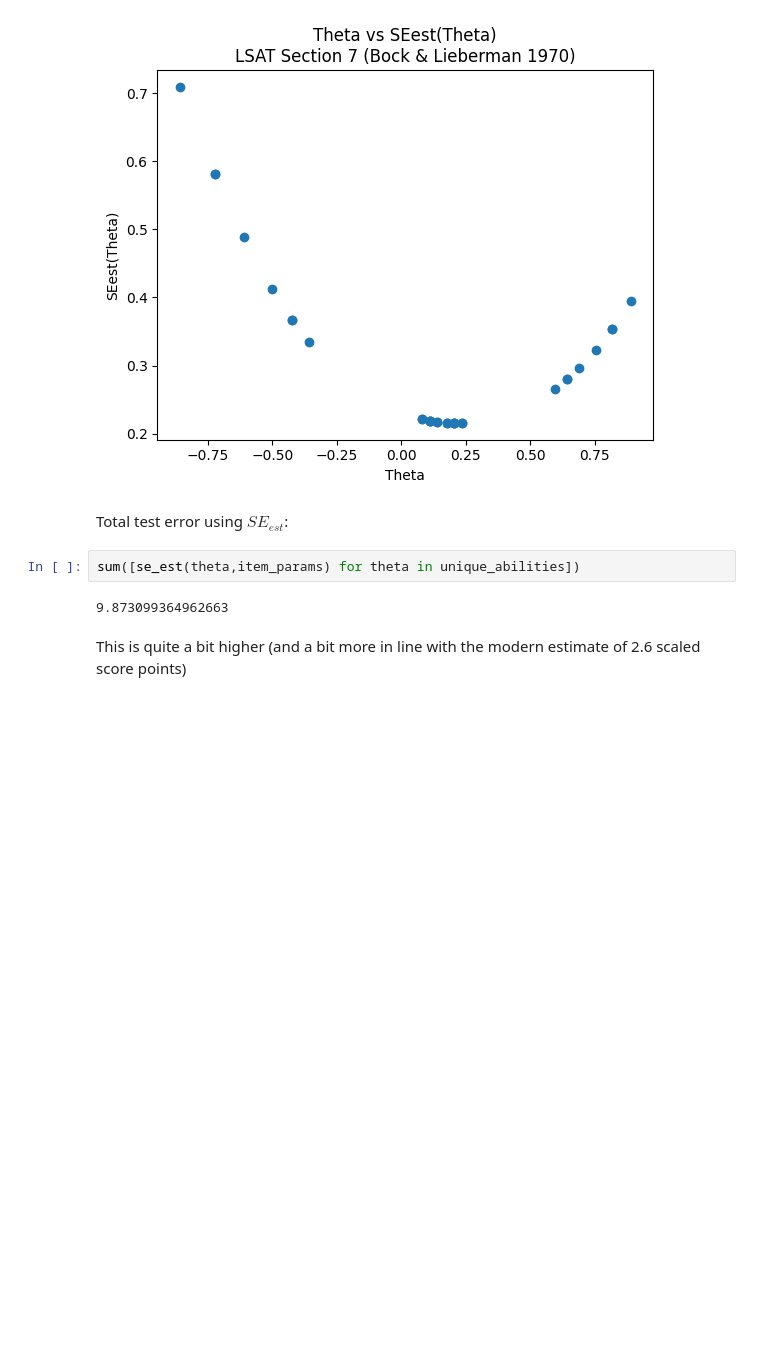
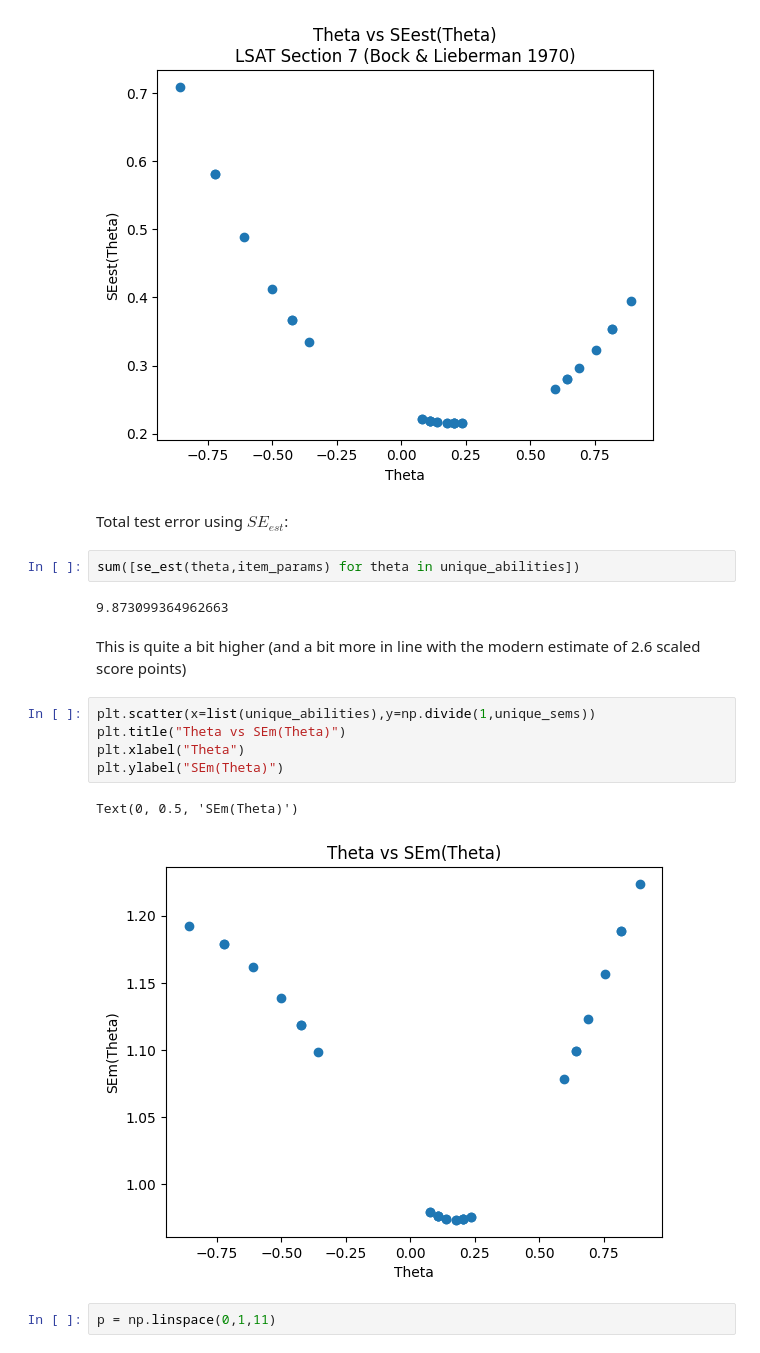
Before and after one commit to daavidstein/IRT, a Jupyter notebook: notebooks/Computing_SEm.ipynb, the cells around one changed output. Drawn from its saved outputs; the diff is of its cells as text; blank space fills up the shorter version.

```diff
--- a/notebooks/Computing_SEm.ipynb
+++ b/notebooks/Computing_SEm.ipynb
@@ -199,3 +199,13 @@ sum([se_est(theta,item_params) for theta in unique_abilities])
 9.873099364962663
 # %% [markdown]
 This is quite a bit higher (and a bit more in line with the modern estimate of 2.6 scaled score points)
+# %%
+plt.scatter(x=list(unique_abilities),y=np.divide(1,unique_sems))
+plt.title("Theta vs SEm(Theta)")
+plt.xlabel("Theta")
+plt.ylabel("SEm(Theta)")
+# %% [output]
+Text(0, 0.5, 'SEm(Theta)')
+[figure, added]
+# %%
+p = np.linspace(0,1,11)
```
Also changed, not shown: parts of 3 cells of this notebook, 2 other files.
